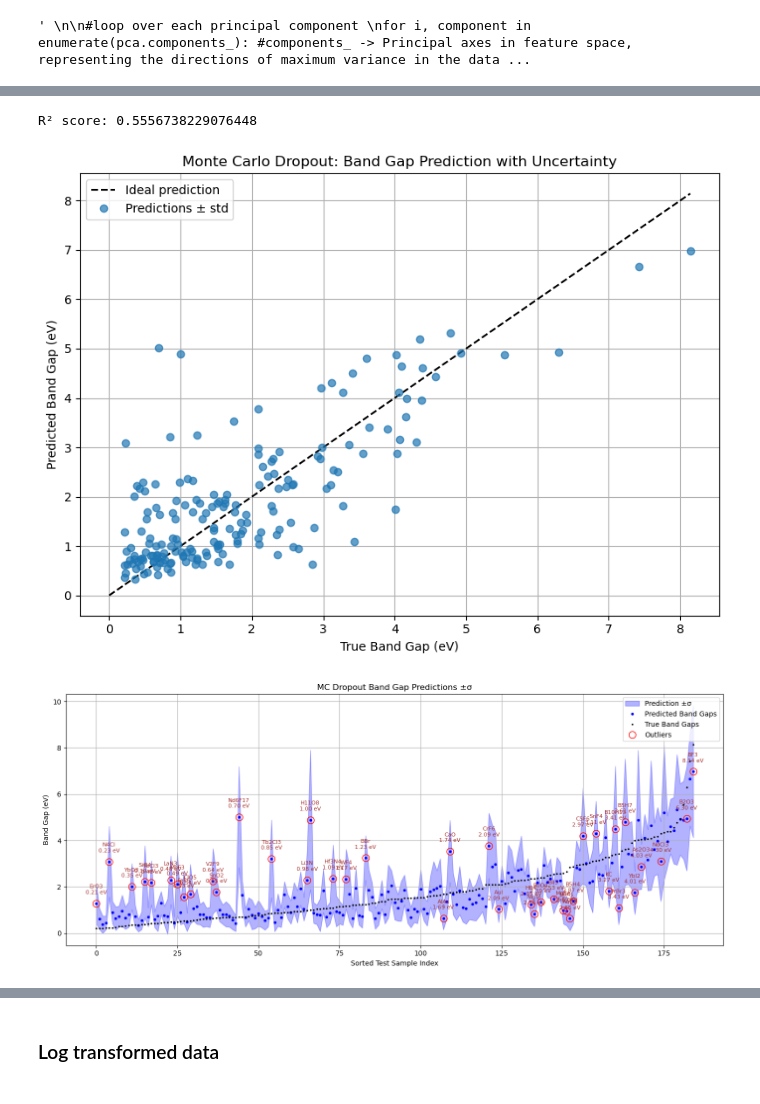
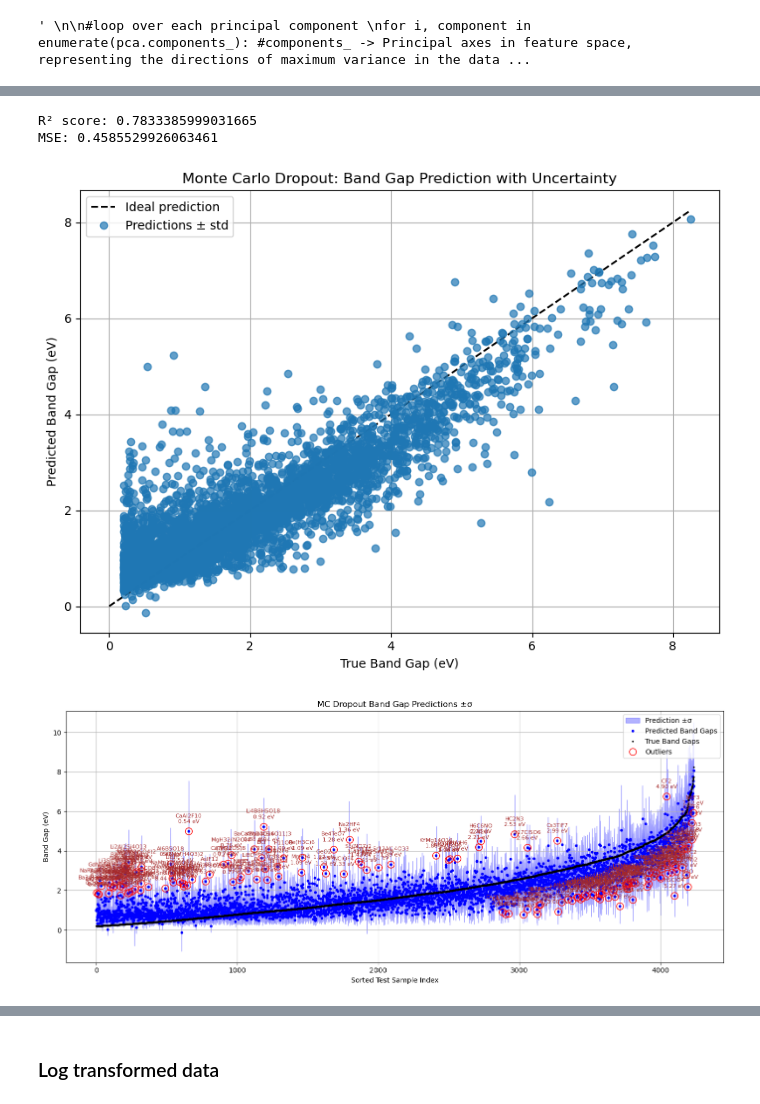
Before and after one commit to zosiawilk/UQ-for-Band-Gap-Predictions, a Jupyter notebook: MC_Dropout/MC_Dropout_Bandgaps.ipynb, the cells around one changed output, grey strips where cells are left out. Saved outputs shown, nothing was run; the diff lists cells and outputs as text; code cells hidden in the pictures.

```diff
--- a/MC_Dropout/MC_Dropout_Bandgaps.ipynb
+++ b/MC_Dropout/MC_Dropout_Bandgaps.ipynb
@@ -23,5 +23,5 @@ from tensorflow.keras.layers import LeakyReLU
 # %% [markdown]
 ### data preprocessing
 # %%
-df_mp = pd.read_csv('/home/april-ai/Desktop/UQ/MP_Data_Corrected/10k_data_cleaned.csv')
+df_mp = pd.read_csv('/home/april-ai/Desktop/UQ/MP_Data_Corrected/mp_data_100k_cleaned2.csv')
 # %%
@@ -263,15 +273,15 @@ def model(input_dim = 1, seed = 42):
         Dense(256, input_shape=(input_dim,)),
         BatchNormalization(),
         Activation('relu'),
-        Dropout(0.3),
+        Dropout(0.5),
         Dense(128),
         BatchNormalization(),
         Activation('relu'),
-        Dropout(0.3),
+        Dropout(0.5),
         Dense(64),
         BatchNormalization(),
         Activation('relu'),
-        Dropout(0.2),
+        Dropout(0.3),
         Dense(2)  # [mean, log(variance)]
     ])
 
@@ -323,11 +333,11 @@ def predict(model, x, samples = 20):
     return y_mean, y_std
 # %%
 # Define and train model
-input_dim = X_train_selected.shape[1]
+input_dim = X_train_scaled.shape[1]
 mcd_model = model(input_dim=input_dim, seed=42)  # uses your improved model()
 
 # Train the model
-mcd_model, history = train(X_train_selected, y_train, mcd_model,
-                           x_val=X_test_selected, y_val=y_test, epochs=100)
+mcd_model, history = train(X_train_scaled, y_train, mcd_model,
+                           x_val=X_test_scaled, y_val=y_test, epochs=100)
 # %% [output]
 Epoch 1/100
@@ -363,6 +373,6 @@ plt.show()
 # %%
 # Make predictions with uncertainty (in scaled space)
-y_pred_mean, y_pred_std = predict(mcd_model, X_test_selected, samples=50)
+y_pred_mean, y_pred_std = predict(mcd_model, X_test_scaled, samples=50)
 
 # Inverse-transform predictions and std to original scale
 #y_pred_mean_orig = y_scaler.inverse_transform(y_pred_mean.reshape(-1, 1)).ravel()
@@ -371,8 +381,12 @@ y_pred_mean, y_pred_std = predict(mcd_model, X_test_selected, samples=50)
 # Calculate R² in original space
 r2 = r2_score(y_test, y_pred_mean)
 print("R² score:", r2)
+
+mse = mean_squared_error(y_test, y_pred_mean)
+print("MSE:", mse)
 # %% [output]
-R² score: 0.5556738229076448
+R² score: 0.7833385999031665
+MSE: 0.4585529926063461
 # %%
 plt.figure(figsize=(8, 6))
 plt.errorbar(y_test, y_pred_mean, fmt='o', alpha=0.7, label='Predictions ± std')
@@ -385,7 +399,7 @@ plt.grid(True)
 plt.tight_layout()
 plt.show()
 # %% [output]
-[figure, old version]
+[figure, new version]
 # %%
 
 # Inverse-transform predictions and std to original scale
@@ -413,36 +427,36 @@ formulas_sorted = formulas[sorted_idx]
 
 # Calculate prediction error and identify outliers
 errors = np.abs(y_true_sorted - y_pred_sorted)
-outlier_mask = errors > 1.0  # adjust threshold as needed
+outlier_mask = errors > 1.5  # adjust threshold as needed
 outlier_indices = np.where(outlier_mask)[0]
 
 # Plot
 plt.figure(figsize=(14, 6))
 
 # Confidence interval band
 plt.fill_between(range(len(y_true_sorted)), lower, upper, alpha=0.3, label='Prediction ±σ', color='blue')
 
 # Predicted mean
 plt.plot(y_pred_sorted, 'o', markersize=3, label='Predicted Band Gaps', color='blue')
 
 # True values
 plt.plot(y_true_sorted, 'k.', markersize=3, label='True Band Gaps')
 
 # Outliers
 plt.plot(outlier_indices, y_pred_sorted[outlier_mask], 'ro', markerfacecolor='none', markersize=10, label='Outliers')
 
 # Annotate outliers with formula and true band gap
 for i in outlier_indices:
     plt.text(i, y_pred_sorted[i] + 0.4, f"{formulas_sorted[i]}\n{y_true_sorted[i]:.2f} eV",
              fontsize=8, color='brown', ha='center')
 
 # Final formatting
 plt.xlabel("Sorted Test Sample Index")
 plt.ylabel("Band Gap (eV)")
 plt.title("MC Dropout Band Gap Predictions ±σ")
 plt.legend()
 plt.grid(True)
 plt.tight_layout()
 plt.show()
 # %% [output]
-[figure, old version]
+[figure, new version]
```
Also changed, not shown: parts of 30 cells of this notebook, 12 other files.
